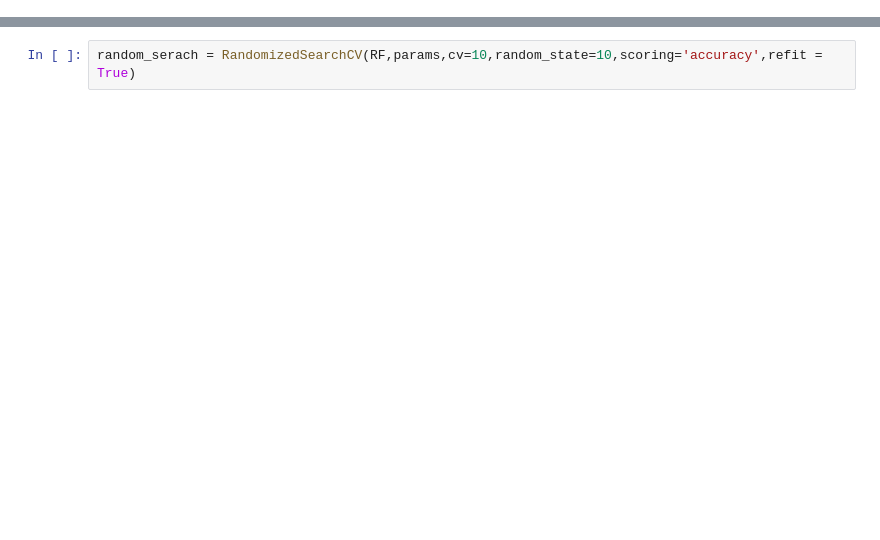
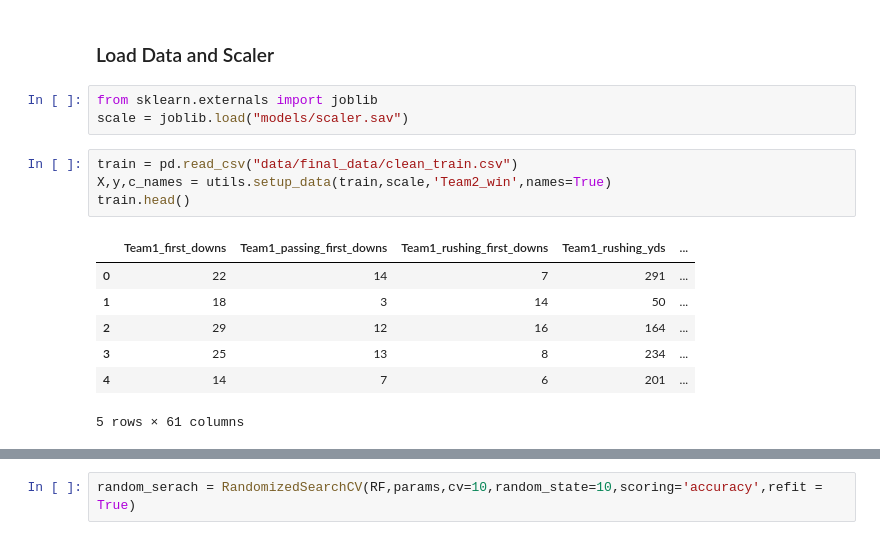
Before and after one commit to meysubb/NCAAF_Projects, a Jupyter notebook: Bowl_Game_Predictions/2018/2-RandomForest.ipynb, the cells around one changed output, grey strips where cells are left out. Drawn from its saved outputs; the diff is of its cells as text; blank space fills up the shorter version.

Commit message:
add model building, need to finish up with predictions

```diff
--- a/Bowl_Game_Predictions/2018/2-RandomForest.ipynb
+++ b/Bowl_Game_Predictions/2018/2-RandomForest.ipynb
@@ -5,0 +14,17 @@ from sklearn.ensemble import RandomForestClassifier
+# %% [markdown]
+### Load Data and Scaler
+# %%
+from sklearn.externals import joblib
+scale = joblib.load("models/scaler.sav")
+# %%
+train = pd.read_csv("data/final_data/clean_train.csv")
+X,y,c_names = utils.setup_data(train,scale,'Team2_win',names=True)
+train.head()
+# %% [output]
+|  | Team1_first_downs | Team1_passing_first_downs | Team1_rushing_first_downs | Team1_rushing_yds | ... |
+| 0 | 22 | 14 | 7 | 291 | ... |
+| 1 | 18 | 3 | 14 | 50 | ... |
+| 2 | 29 | 12 | 16 | 164 | ... |
+| 3 | 25 | 13 | 8 | 234 | ... |
+| 4 | 14 | 7 | 6 | 201 | ... |
+5 rows × 61 columns
```
Also changed, not shown: parts of 15 cells of this notebook, 13 other files.
